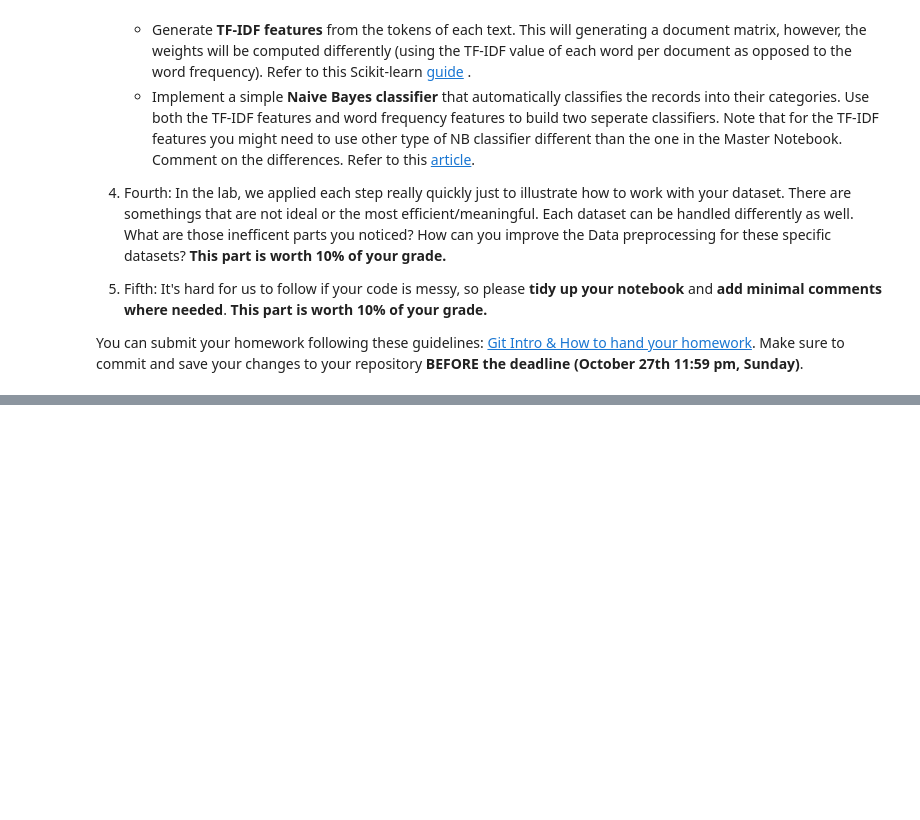
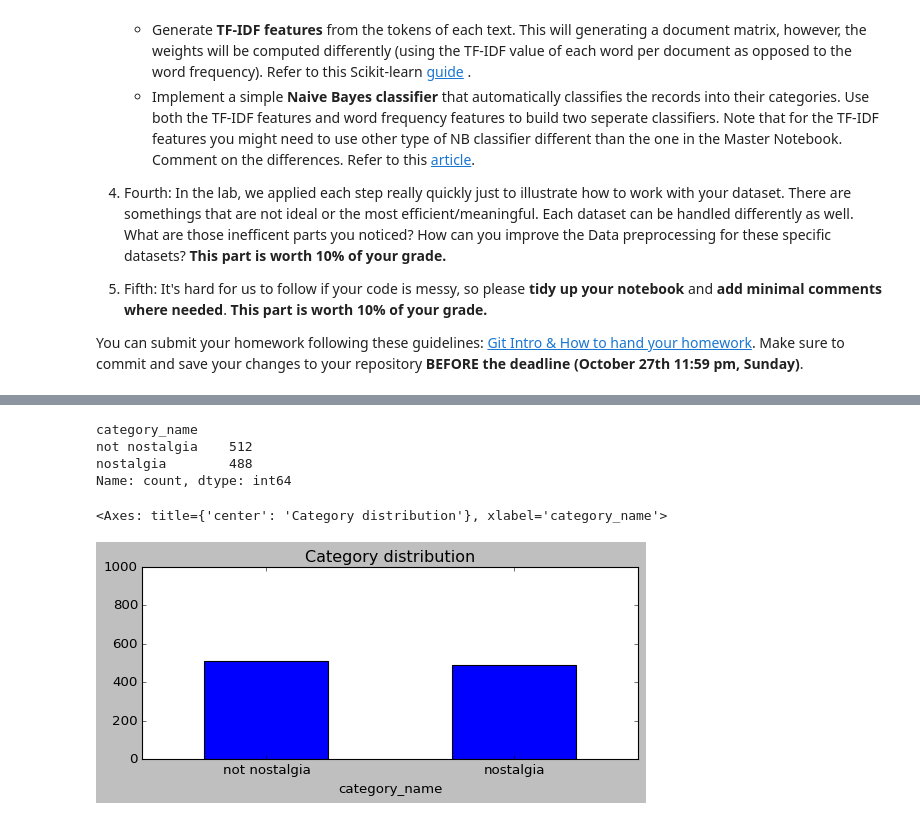
Before and after one commit to Charliongithub/DM2024-Lab1-Homework, a Jupyter notebook: DM2024-Lab1-Homework.ipynb, the cells around one changed output, grey strips where cells are left out. Saved outputs shown, nothing was run; the diff lists cells and outputs as text; code cells hidden in the pictures; blank space fills up the shorter version.

```diff
--- a/DM2024-Lab1-Homework.ipynb
+++ b/DM2024-Lab1-Homework.ipynb
@@ -35,0 +369,8 @@ You can submit your homework following these guidelines: [Git Intro & How to han
+# %%
+#create some duplicated dummy records and append it to the main dataframe
+dummy_duplicate_dict = [
+    {'comment': 'dummy record', 'label': 1, 'category_name': "dummy category"},
+    {'comment': 'dummy record', 'label': 1, 'category_name': "dummy category"}
+]
+data_with_duplicates = pd.concat([data, pd.DataFrame(dummy_duplicate_dict)], ignore_index=True)
+len(data_with_duplicates)
@@ -35,0 +383,3 @@ You can submit your homework following these guidelines: [Git Intro & How to han
+# %%
+data_with_duplicates.drop_duplicates(keep=False, inplace=True)
+len(data_with_duplicates)
@@ -35,0 +388,5 @@ You can submit your homework following these guidelines: [Git Intro & How to han
+# %%
+###Data Preprocessing###
+#Sampling
+data_sample = data_with_duplicates.sample(n=1000, random_state=42)
+len(data_sample)
@@ -35,0 +430,15 @@ You can submit your homework following these guidelines: [Git Intro & How to han
+# %%
+print(data_sample.category_name.value_counts())
+plt.style.use('classic')
+# plot barchart for X_sample
+data_sample.category_name.value_counts().plot(kind = 'bar',
+                                           title = 'Category distribution',
+                                           ylim = [0, 1000],
+                                           rot = 0, fontsize = 12, figsize = (8,3))
+# %% [output]
+category_name
+not nostalgia    512
+nostalgia        488
+Name: count, dtype: int64
+<Axes: title={'center': 'Category distribution'}, xlabel='category_name'>
+[figure, added]
```
Also changed, not shown: parts of 117 cells of this notebook.
